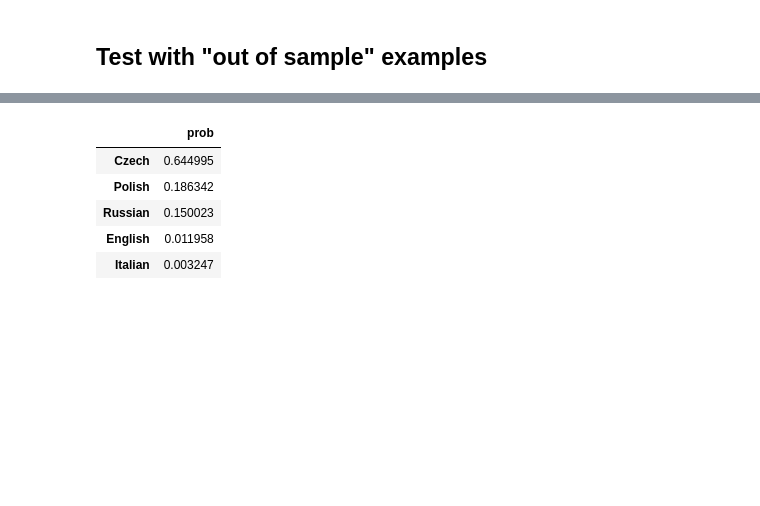
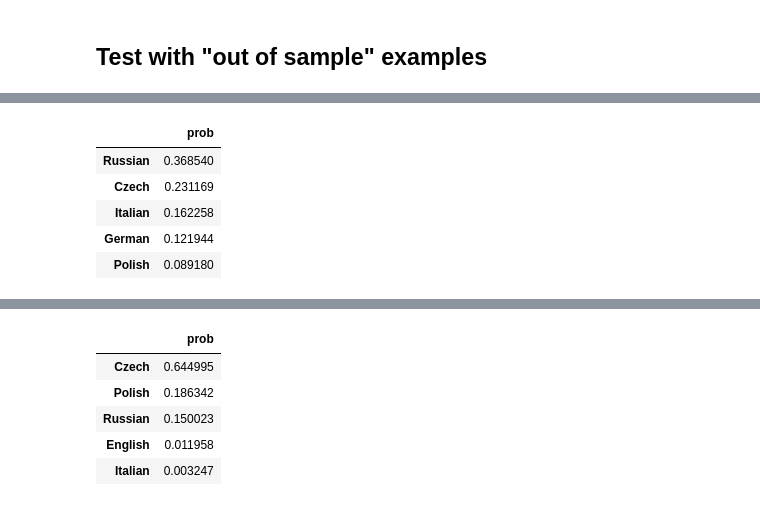
Before and after one commit to pilipolio/python-ml-notebooks, a Jupyter notebook: RNN-LSTM/Nationality of surnames by RNN.ipynb, the cells around one changed output, grey strips where cells are left out. Cells and saved outputs as stored; diff of their text form; code cells hidden in the pictures; blank space fills up the shorter version.

```diff
--- a/RNN-LSTM/Nationality of surnames by RNN.ipynb
+++ b/RNN-LSTM/Nationality of surnames by RNN.ipynb
@@ -365,0 +366,9 @@ predict_nationality_probs("Macron")
+# %%
+predict_nationality_probs("Lewicki")
+# %% [output]
+|  | prob |
+| Russian | 0.368540 |
+| Czech | 0.231169 |
+| Italian | 0.162258 |
+| German | 0.121944 |
+| Polish | 0.089180 |
```
Also changed, not shown: parts of 7 cells of this notebook.
